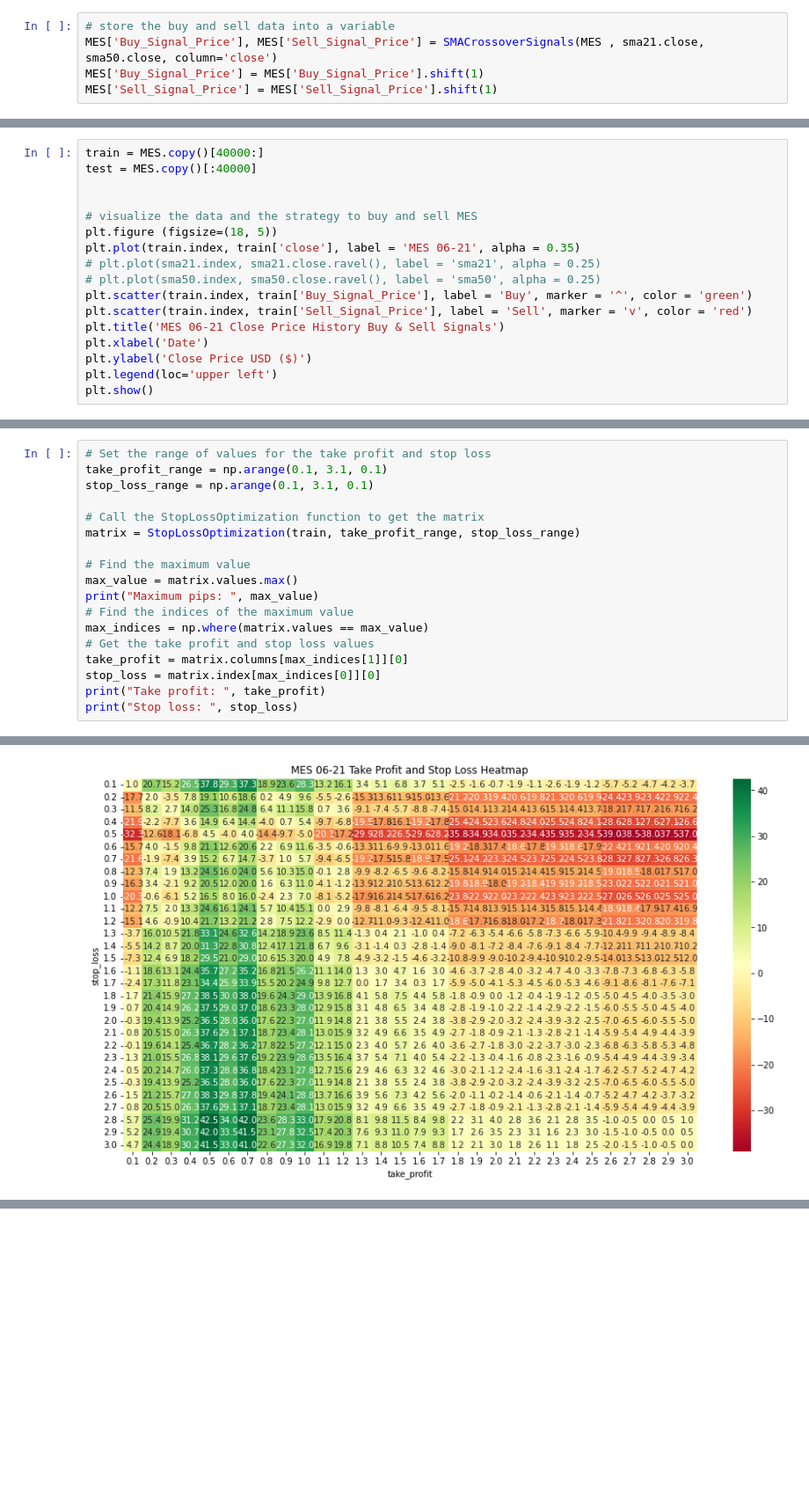
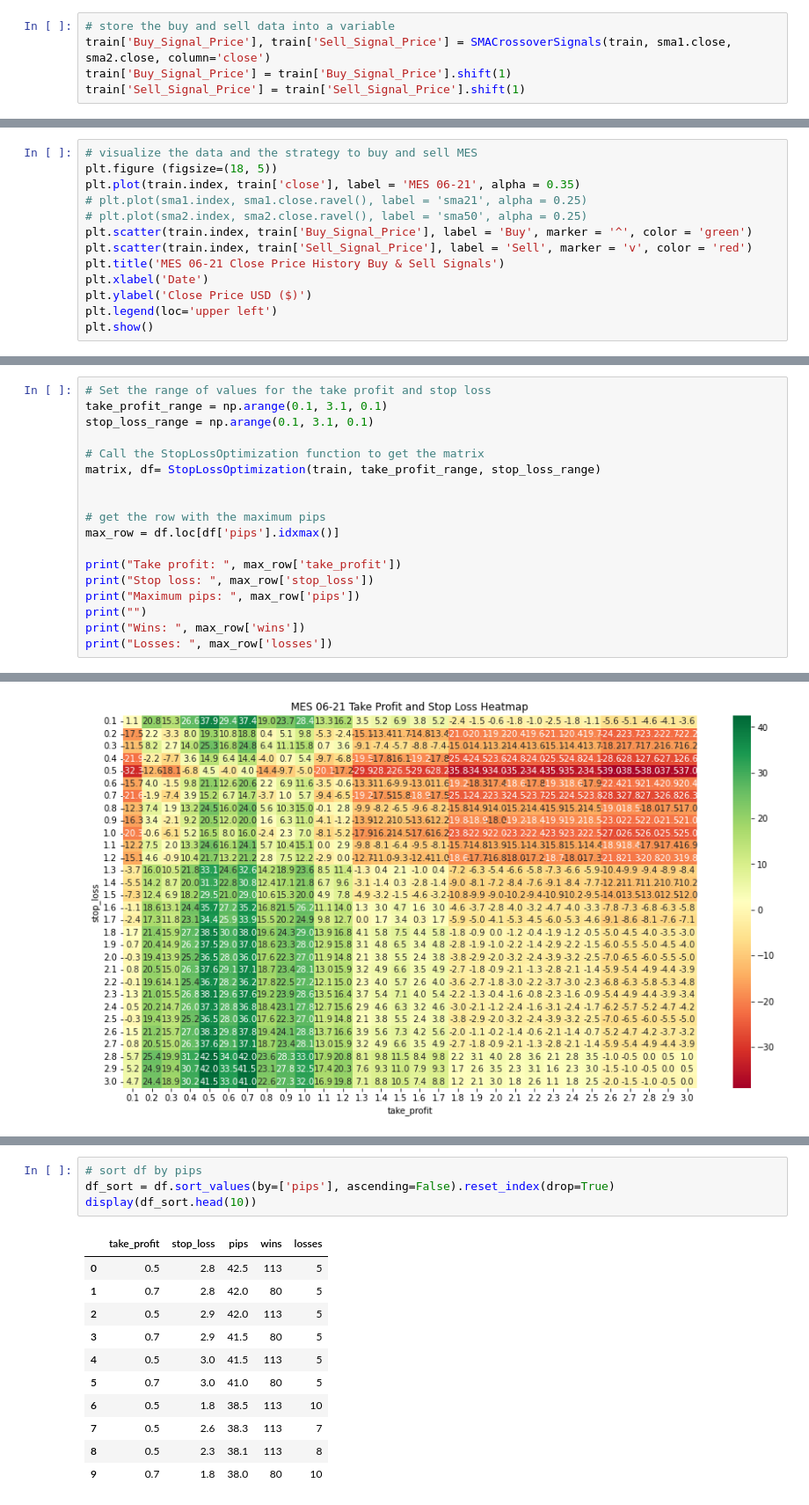
Before and after one commit to Jpaku93/SignalAnlysis-and-Optimization, a Jupyter notebook: signalTest.ipynb, the cells around one changed output, grey strips where cells are left out. Shown at 88% size. Drawn from its saved outputs; the diff is of its cells as text; blank space fills up the shorter version.

```diff
--- a/signalTest.ipynb
+++ b/signalTest.ipynb
@@ -61,5 +95,5 @@ def SMACrossoverSignals(data, SMA1, SMA2, column='close'):
 # %%
 # store the buy and sell data into a variable
-MES['Buy_Signal_Price'], MES['Sell_Signal_Price'] = SMACrossoverSignals(MES , sma21.close, sma50.close, column='close')
-MES['Buy_Signal_Price'] = MES['Buy_Signal_Price'].shift(1)
-MES['Sell_Signal_Price'] = MES['Sell_Signal_Price'].shift(1)
+train['Buy_Signal_Price'], train['Sell_Signal_Price'] = SMACrossoverSignals(train, sma1.close, sma2.close, column='close')
+train['Buy_Signal_Price'] = train['Buy_Signal_Price'].shift(1)
+train['Sell_Signal_Price'] = train['Sell_Signal_Price'].shift(1)
@@ -70,13 +100,9 @@ MES.shape
 # %%
-train = MES.copy()[40000:]
-test = MES.copy()[:40000]
-
-
 # visualize the data and the strategy to buy and sell MES
 plt.figure (figsize=(18, 5))
 plt.plot(train.index, train['close'], label = 'MES 06-21', alpha = 0.35)
-# plt.plot(sma21.index, sma21.close.ravel(), label = 'sma21', alpha = 0.25)
-# plt.plot(sma50.index, sma50.close.ravel(), label = 'sma50', alpha = 0.25)
+# plt.plot(sma1.index, sma1.close.ravel(), label = 'sma21', alpha = 0.25)
+# plt.plot(sma2.index, sma2.close.ravel(), label = 'sma50', alpha = 0.25)
 plt.scatter(train.index, train['Buy_Signal_Price'], label = 'Buy', marker = '^', color = 'green')
 plt.scatter(train.index, train['Sell_Signal_Price'], label = 'Sell', marker = 'v', color = 'red')
 plt.title('MES 06-21 Close Price History Buy & Sell Signals')
@@ -161,16 +118,16 @@ take_profit_range = np.arange(0.1, 3.1, 0.1)
 stop_loss_range = np.arange(0.1, 3.1, 0.1)
 
 # Call the StopLossOptimization function to get the matrix
-matrix = StopLossOptimization(train, take_profit_range, stop_loss_range)
+matrix, df= StopLossOptimization(train, take_profit_range, stop_loss_range)
 
-# Find the maximum value
-max_value = matrix.values.max()
-print("Maximum pips: ", max_value)
-# Find the indices of the maximum value
-max_indices = np.where(matrix.values == max_value)
-# Get the take profit and stop loss values
-take_profit = matrix.columns[max_indices[1]][0]
-stop_loss = matrix.index[max_indices[0]][0]
-print("Take profit: ", take_profit)
-print("Stop loss: ", stop_loss)
+
+# get the row with the maximum pips
+max_row = df.loc[df['pips'].idxmax()]
+
+print("Take profit: ", max_row['take_profit'])
+print("Stop loss: ", max_row['stop_loss'])
+print("Maximum pips: ", max_row['pips'])
+print("")
+print("Wins: ", max_row['wins'])
+print("Losses: ", max_row['losses'])
 # %% [output]
@@ -202,0 +148,16 @@ plt.show()
+# %%
+# sort df by pips
+df_sort = df.sort_values(by=['pips'], ascending=False).reset_index(drop=True)
+display(df_sort.head(10))
+# %% [output]
+|  | take_profit | stop_loss | pips | wins | losses |
+| 0 | 0.5 | 2.8 | 42.5 | 113 | 5 |
+| 1 | 0.7 | 2.8 | 42.0 | 80 | 5 |
+| 2 | 0.5 | 2.9 | 42.0 | 113 | 5 |
+| 3 | 0.7 | 2.9 | 41.5 | 80 | 5 |
+| 4 | 0.5 | 3.0 | 41.5 | 113 | 5 |
+| 5 | 0.7 | 3.0 | 41.0 | 80 | 5 |
+| 6 | 0.5 | 1.8 | 38.5 | 113 | 10 |
+| 7 | 0.5 | 2.6 | 38.3 | 113 | 7 |
+| 8 | 0.5 | 2.3 | 38.1 | 113 | 8 |
+| 9 | 0.7 | 1.8 | 38.0 | 80 | 10 |
```
Also changed, not shown: parts of 12 cells of this notebook.
